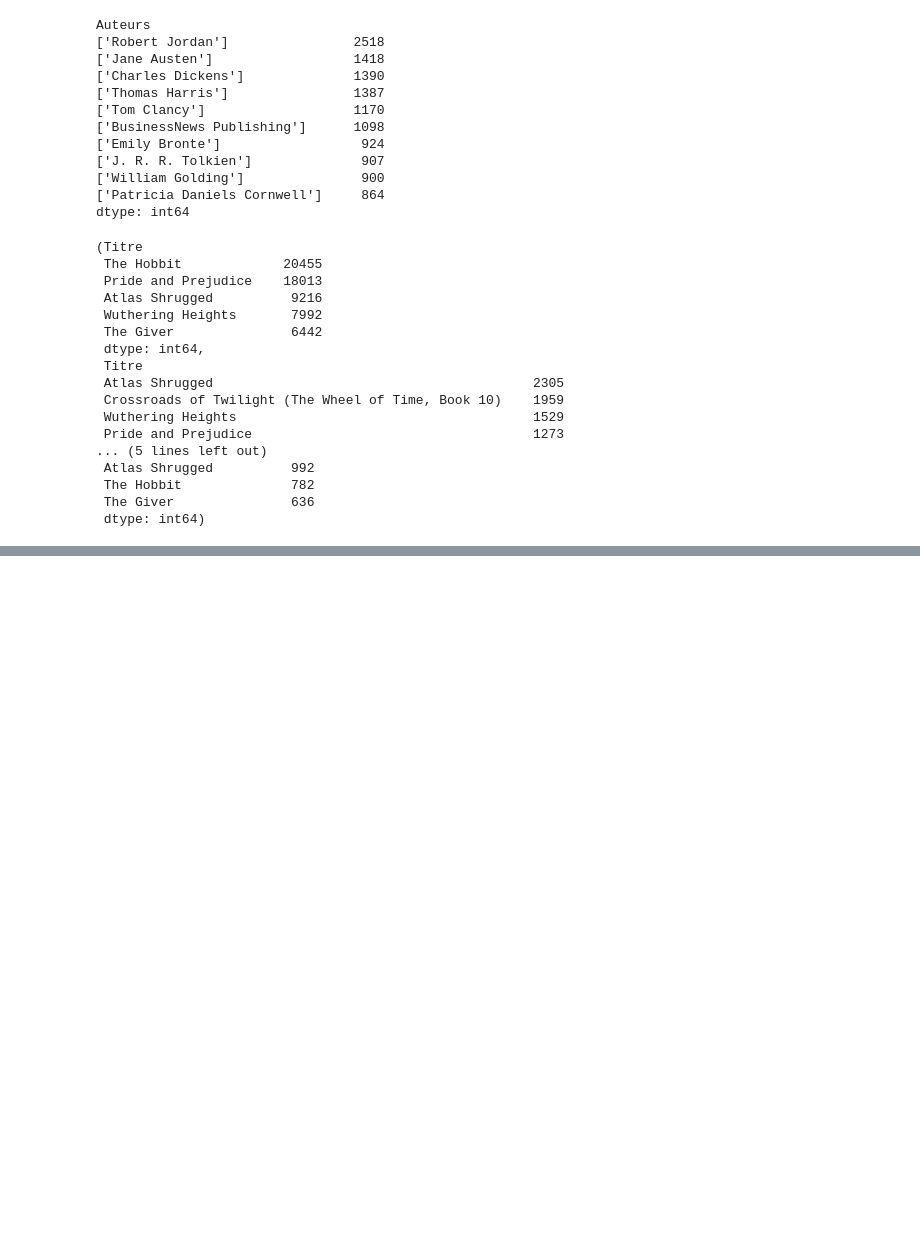
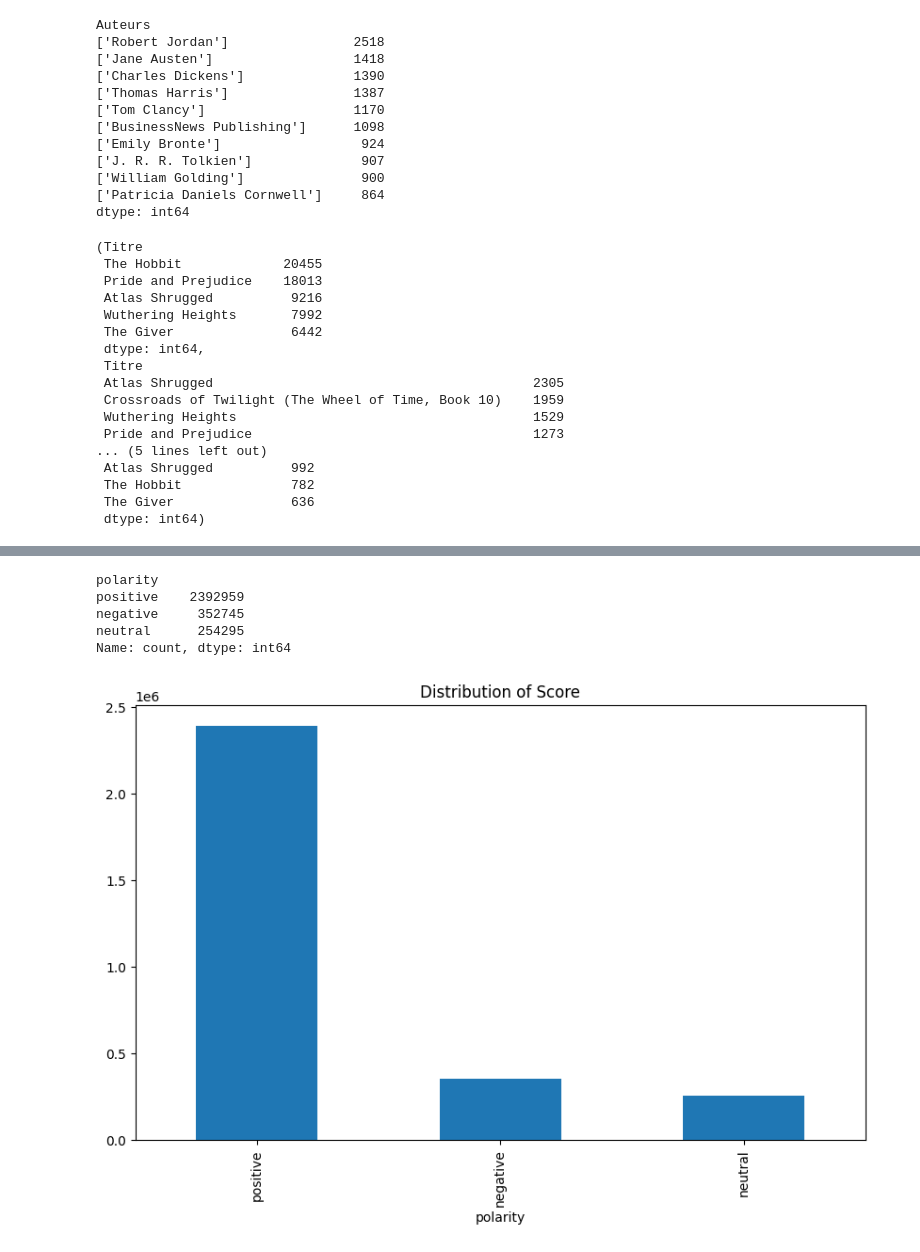
Before and after one commit to JulesLscx/RankFinder, a Jupyter notebook: notebook/analisys.ipynb, the cells around one changed output, grey strips where cells are left out. Saved outputs shown, nothing was run; the diff lists cells and outputs as text; code cells hidden in the pictures; blank space fills up the shorter version.

```diff
--- a/notebook/analisys.ipynb
+++ b/notebook/analisys.ipynb
@@ -147,0 +178,14 @@ AttributeError: 'float' object has no attribute 'replace'
+# %%
+def show_distribution_of_score(rating:pd.DataFrame):
+    rating['polarity'] = rating['revue/score'].apply(lambda x: 'positive' if x > 3 else 'negative' if x < 3 else 'neutral')
+    print(rating['polarity'].value_counts())
+    rating['polarity'].value_counts().plot(kind='bar', figsize=(10, 6), title='Distribution of Score')
+# %%
+show_distribution_of_score(rating)
+# %% [output]
+polarity
+positive    2392959
+negative     352745
+neutral      254295
+Name: count, dtype: int64
+[figure, added]
```
Also changed, not shown: parts of 14 cells of this notebook, 4 other files.
